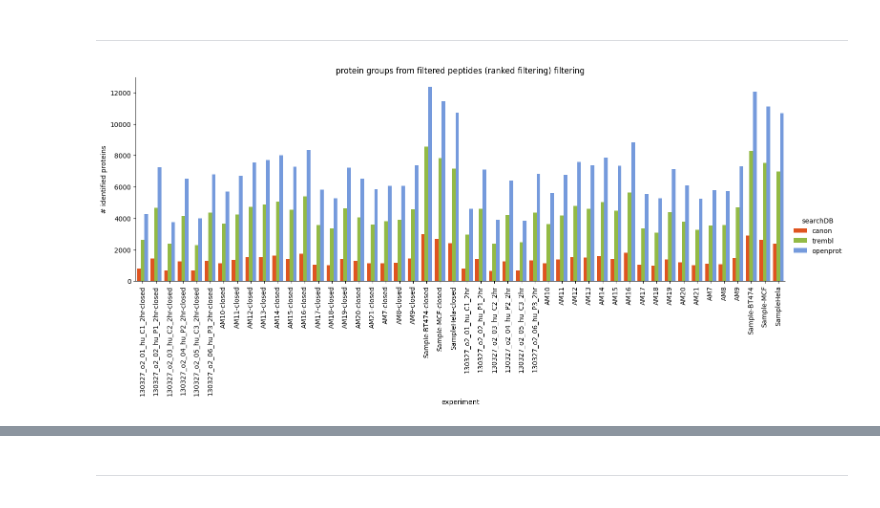
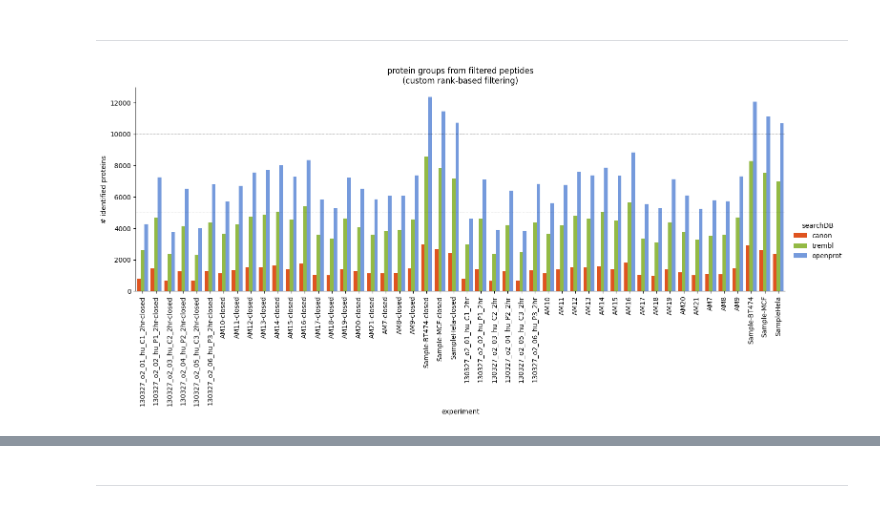
Before and after one commit to CompOmics/oui-discovery, a Jupyter notebook: Comparison-0b-protein-inference.ipynb, the cells around one changed output, grey strips where cells are left out. Drawn from its saved outputs; the diff is of its cells as text; code cells hidden in the pictures.

```diff
--- a/Comparison-0b-protein-inference.ipynb
+++ b/Comparison-0b-protein-inference.ipynb
@@ -164,23 +164,24 @@ Run pout2prot = True
 # %%
 combo = [pd.read_csv(_) for _ in output_files]
 combo = pd.concat(combo, ignore_index=True)
 combo.rename(columns={'q-value':'global_qvalue','custom_q':'groupwise_qvalue','group_qval':'GroupWalk_q'}, inplace=True)
 combo.to_csv(savefile_path, index=False, compression='gzip')
 
-tmp = 'protein groups from filtered peptides (ranked filtering)'
 combo.proteins = combo.proteins.str.split(',')
 combo = combo.explode('proteins')
 combo.drop_duplicates(['proteins','experiment','searchDB'], inplace=True)
 
 sns.catplot(data=combo, kind='count', x='experiment', hue='searchDB', aspect=3, palette=list(project_palette.values()))
 plt.xticks(rotation=90)
 plt.xlabel('experiment')
 plt.ylabel('# identified proteins')
-plt.title(f'{tmp} filtering')
+plt.axhline(10000, ls='-.', lw=.5, c='k')
+plt.axhline(5000, ls='-.', lw=.5, c='k')
+plt.title('protein groups from filtered peptides\n(custom rank-based filtering)')
 
 plt.savefig(savefig_path, dpi=300, bbox_inches='tight')
 # %% [output]
-[figure, old version]
+[figure, new version]
 # %%
 autosave(
     # extra_labels = '-'+open_or_closed
```
Also changed, not shown: parts of 1 cell of this notebook, 5 other files.
